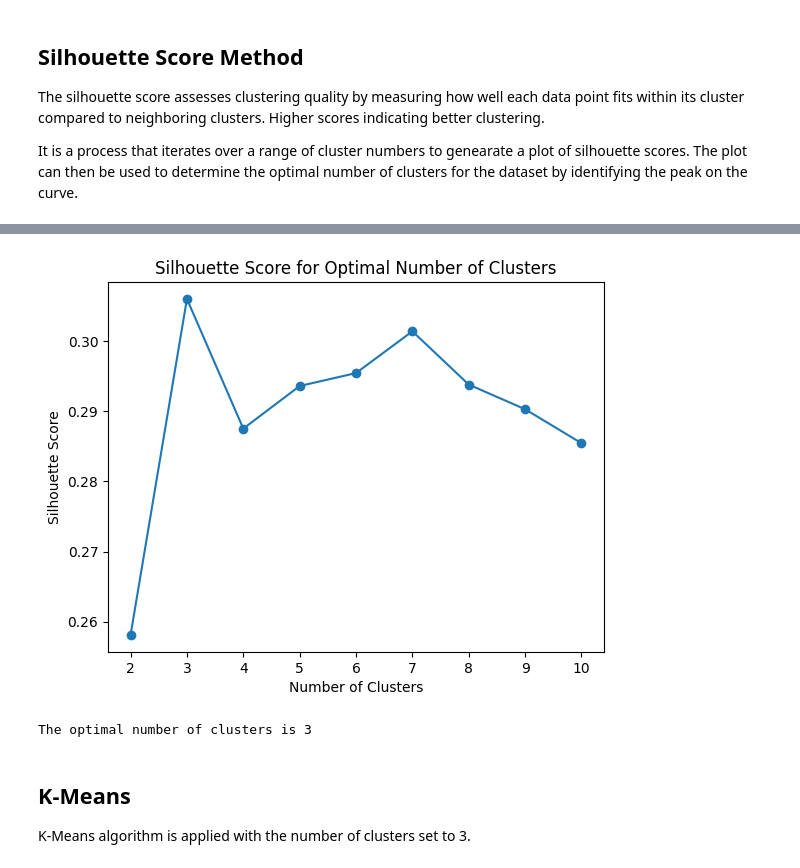
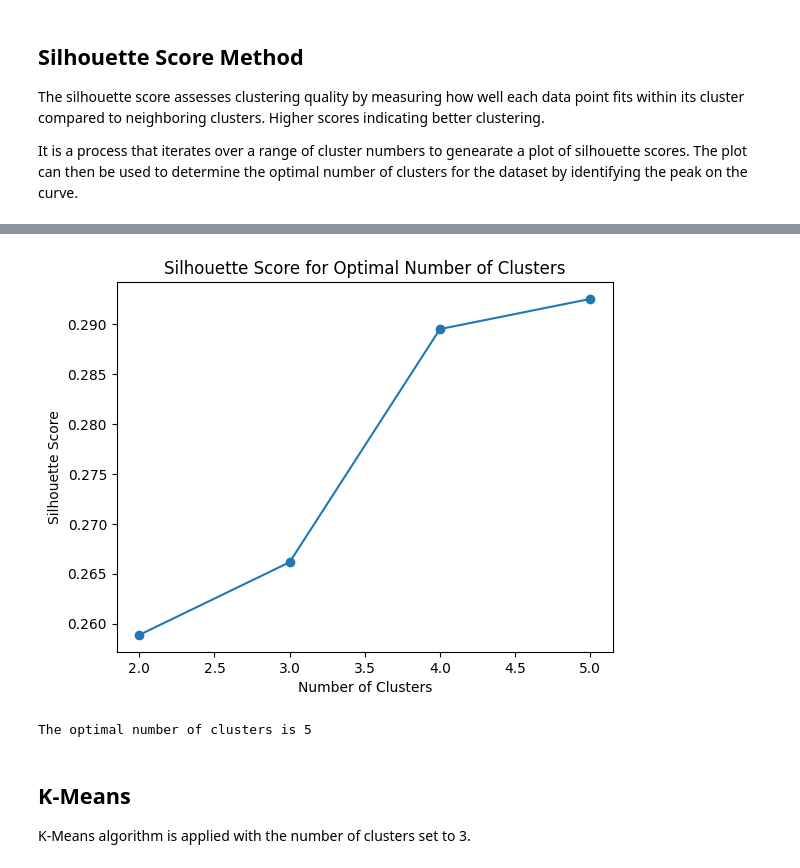
Before and after one commit to BigDataAnalytics-Group-B/comp3610-Project-Group-B, a Jupyter notebook: ProjectFiles/Notebooks/employee_clustering.ipynb, the cells around one changed output, grey strips where cells are left out. Cells and saved outputs as stored; diff of their text form; code cells hidden in the pictures.

```diff
--- a/ProjectFiles/Notebooks/employee_clustering.ipynb
+++ b/ProjectFiles/Notebooks/employee_clustering.ipynb
@@ -126,29 +179,34 @@ It is a process that iterates over a range of cluster numbers to genearate a plo
 # %%
 #Silhouette scores method
 
 silhouette_scores = []
-num_clusters_range = range(2, 11)
+num_clusters_range = range(2, 6)
 for num_clusters in num_clusters_range:
-    kmeans = KMeans(n_clusters=num_clusters, random_state=42, n_init=10)
-    cluster_labels = kmeans.fit_predict(scaled_features)
-    silhouette_avg = silhouette_score(scaled_features, cluster_labels)
+    # kmeans = KMeans(n_clusters=num_clusters, random_state=42, n_init=10)
+    # cluster_labels = kmeans.fit_predict(scaled_features)
+
+    batch_size = 500  # Adjust based on your dataset size
+    kmeansmb = MiniBatchKMeans(n_clusters=num_clusters, batch_size=batch_size, random_state=42)
+    cluster_labelsmb = kmeansmb.fit_predict(scaled_features)
+
+    silhouette_avg = silhouette_score(scaled_features, cluster_labelsmb)
     silhouette_scores.append(silhouette_avg)
 
 plt.plot(num_clusters_range, silhouette_scores, marker='o')
 plt.xlabel('Number of Clusters')
 plt.ylabel('Silhouette Score')
 plt.title('Silhouette Score for Optimal Number of Clusters')
 plt.show()
 
 max_silhouette_score = max(silhouette_scores)
 optimal_num_clusters = num_clusters_range[silhouette_scores.index(max_silhouette_score)]
 
 print("The optimal number of clusters is", optimal_num_clusters)
 
 num_clusters = optimal_num_clusters
 # %% [output]
-[figure, old version]
+[figure, new version]
-The optimal number of clusters is 3
+The optimal number of clusters is 5
 # %% [markdown]
 ## K-Means
 
```
Also changed, not shown: parts of 3 cells of this notebook, 4 other files.
